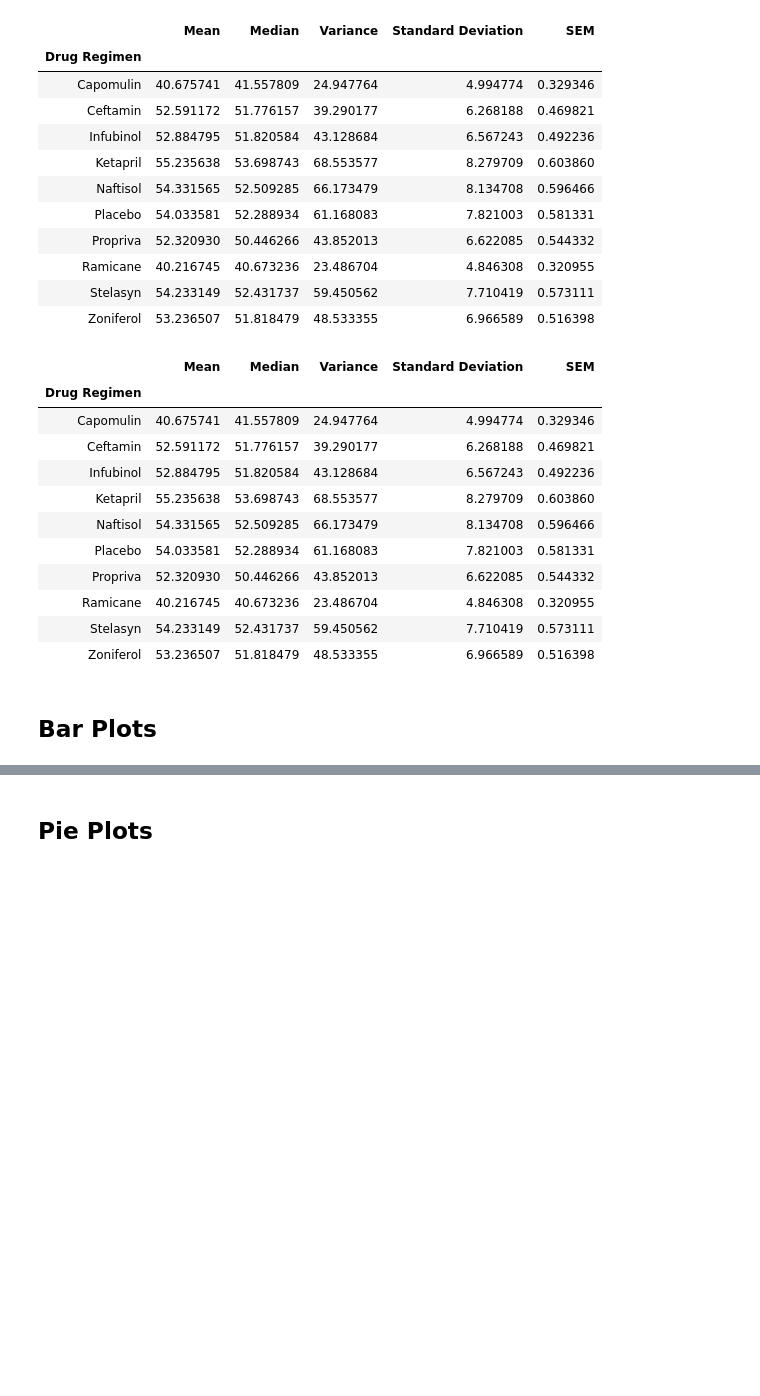
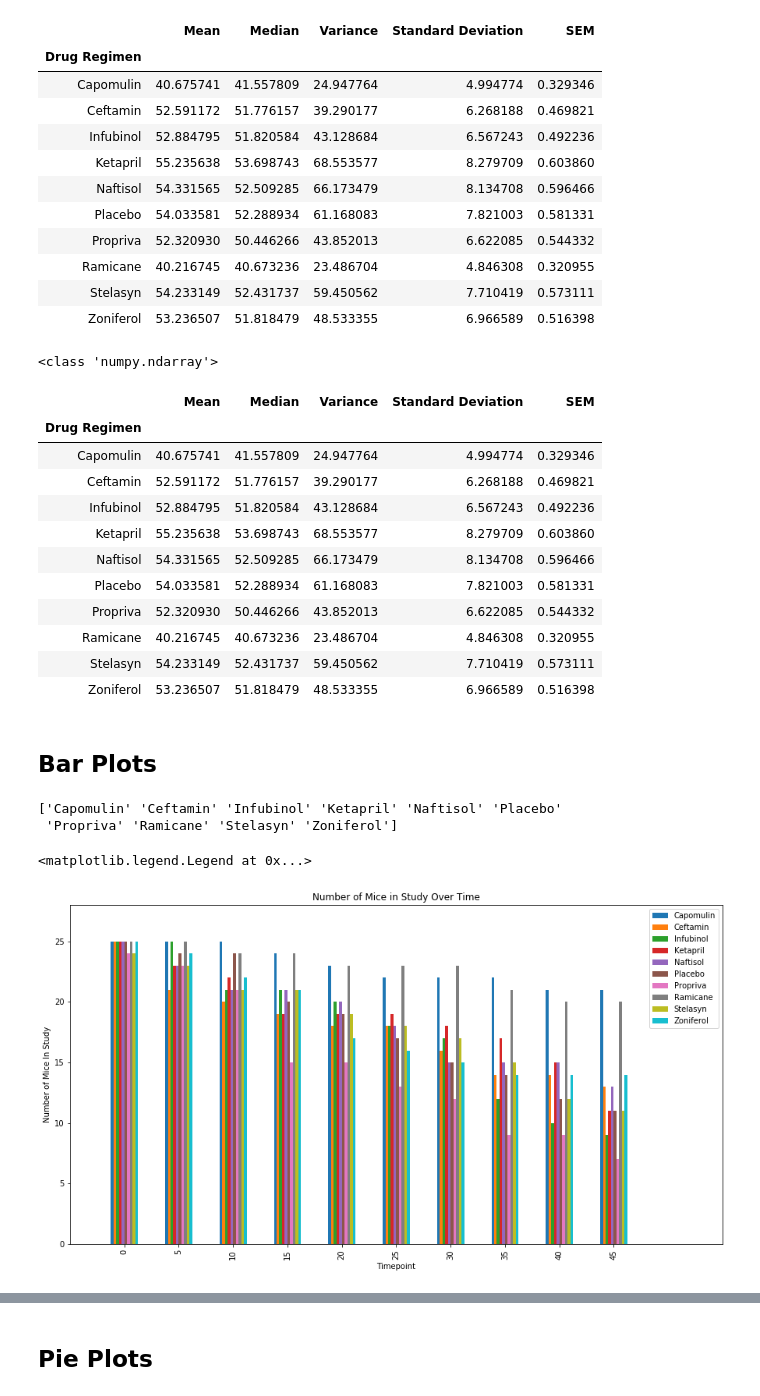
Before and after one commit to gshreve01/Matplot-Challenge, a Jupyter notebook: Pymaceuticals/pymaceuticals.ipynb, the cells around one changed output, grey strips where cells are left out. Drawn from its saved outputs; the diff is of its cells as text; code cells hidden in the pictures; blank space fills up the shorter version.

Commit message:
Bar chart work completed as much as I can

```diff
--- a/Pymaceuticals/pymaceuticals.ipynb
+++ b/Pymaceuticals/pymaceuticals.ipynb
@@ -172,8 +168,11 @@ summary_variance = []
 summary_stddev = []
 summary_SEM = []
 
+specific_regimen_data_df = []
+
 # Get the unique regimen
-regimens = clean_mouse_study_df['Drug Regimen'].unique()
+regimens = np.sort(clean_mouse_study_df['Drug Regimen'].unique())
+print(type(regimens))
 tumor_data_df = clean_mouse_study_df[['Drug Regimen', 'Tumor Volume (mm3)']]
 
 # Iterate through each regimen
@@ -211,6 +210,7 @@ summary_data_df.set_index('Drug Regimen', inplace=True)
 
 summary_data_df
 # %% [output]
+<class 'numpy.ndarray'>
 |  | Mean | Median | Variance | Standard Deviation | SEM |
 | Drug Regimen |  |  |  |  |  |
 | Capomulin | 40.675741 | 41.557809 | 24.947764 | 4.994774 | 0.329346 |
@@ -231,0 +228,34 @@ summary_data_df
+# %%
+# Generate a bar plot showing the number of mice per time point for each treatment throughout the course of the study using pandas.
+
+timepoints = clean_mouse_study_df["Timepoint"].unique()
+
+# Generate the data frames to be used by both methods
+group_data = pd.DataFrame()
+
+for regimen in regimens:
+    specific_regimen = clean_mouse_study_df.loc[(clean_mouse_study_df['Drug Regimen'] == regimen)]
+    groupby_regimen = specific_regimen.groupby('Timepoint')
+
+    group_data[regimen] = groupby_regimen.count()['Sex']
+
+mice_by_timepoint = group_data
+# Get the maximum value in the first row....assuming that there will not be mice added after beginnging
+max_number_of_mice = mice_by_timepoint.iloc[0:1].max(axis=1)[0]
+# %%
+# This is the panda dataframe way
+# The x-axis is made up of the time points....get a numpy array of time points
+print(regimens)
+ax = mice_by_timepoint.plot(kind='bar', figsize=(15,8), title='Number of Mice in Study Over Time', legend=True)
+ax.set_ylabel("Number of Mice In Study")
+ax.set_ylim(0, max_number_of_mice + 3)
+ax.set_xlim(-1, len(timepoints) + 1)
+
+# Had to google to determine how to set loc 'Best' for dataframe plots
+patches, labels = ax.get_legend_handles_labels()
+ax.legend(patches, labels, loc='best')
+# %% [output]
+['Capomulin' 'Ceftamin' 'Infubinol' 'Ketapril' 'Naftisol' 'Placebo'
+ 'Propriva' 'Ramicane' 'Stelasyn' 'Zoniferol']
+<matplotlib.legend.Legend at 0x...>
+[figure, added]
```
Also changed, not shown: parts of 4 cells of this notebook.
